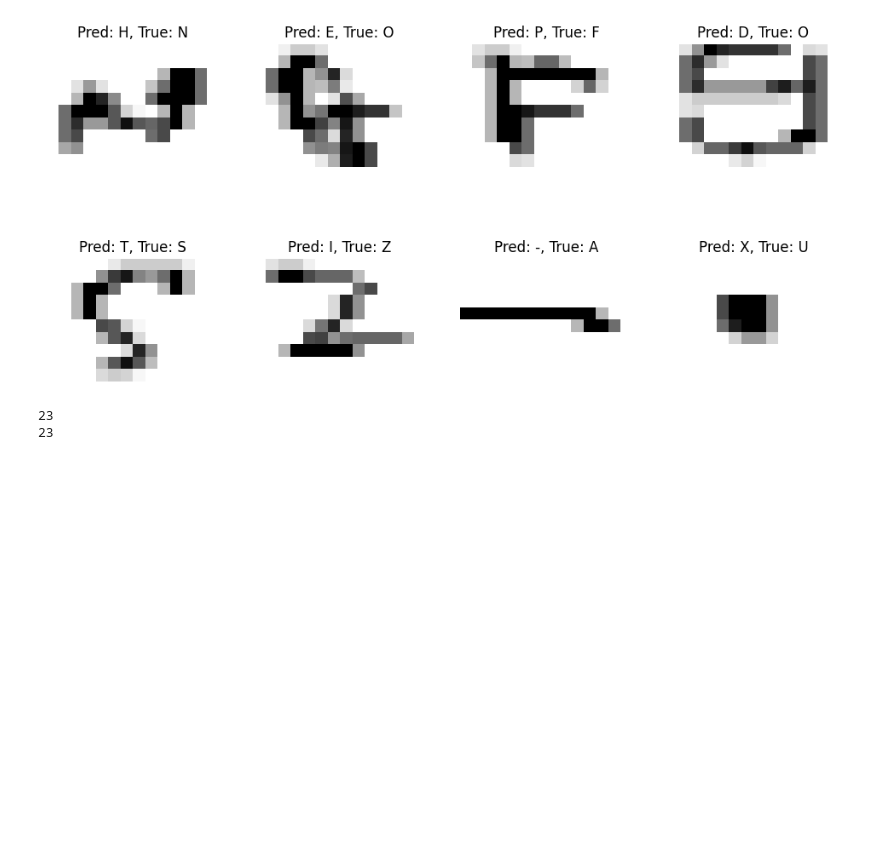
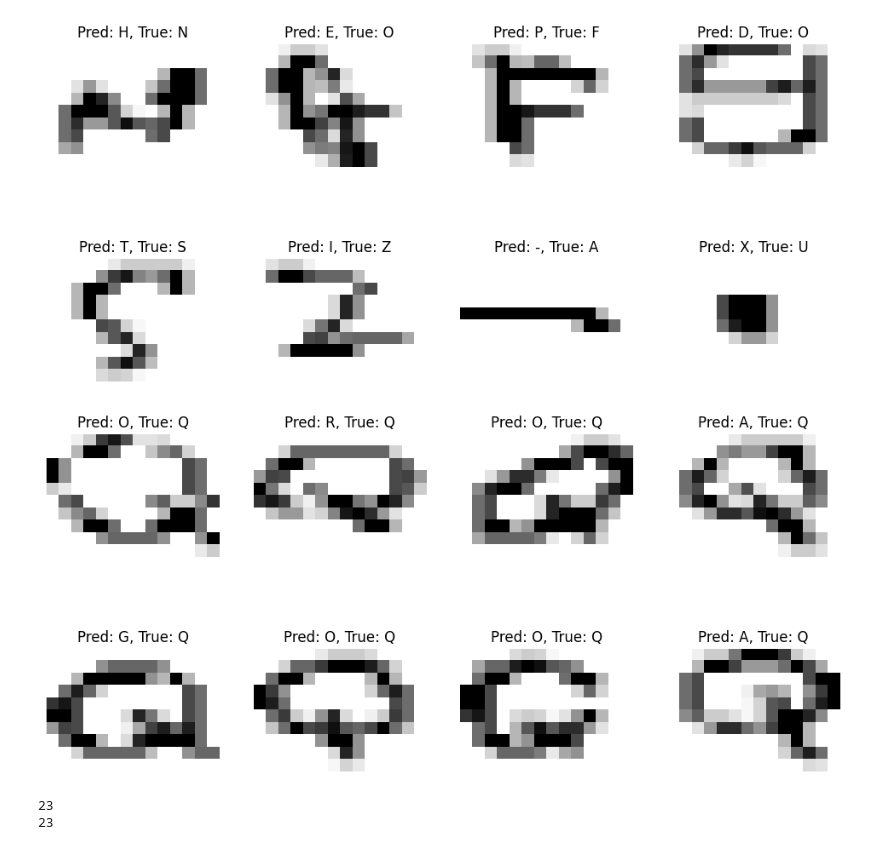
Before and after one commit to DCC-UAB/XNAPproject-grup_06, a Jupyter notebook: code/Models/cnn-pytorch.ipynb, the cells around one changed output. Cells and saved outputs as stored; diff of their text form; code cells hidden in the pictures; blank space fills up the shorter version.

```diff
--- a/code/Models/cnn-pytorch.ipynb
+++ b/code/Models/cnn-pytorch.ipynb
@@ -345,6 +345,23 @@ for ax, idx in zip(axes.flatten(), incorrect_indices):
 plt.show()
 # %% [output]
 [figure]
+# %%
+lletra = "Q"
+num = characters.index(lletra)
+new_indices = [indice for indice, numero in enumerate(true_labels) if numero == num]
+
+fig, axes = plt.subplots(2, 4, figsize=(12, 6))
+for ax, idx in zip(axes.flatten(), new_indices):
+    img, _ = validation_generator[idx]
+    img = img.squeeze().cpu().numpy()  # Convertir el tensor de imagen a numpy array
+    ax.imshow(img, cmap='gray')
+    ax.axis('off')
+    pre = predicted_labels[idx]
+    tru = true_labels[idx]
+    ax.set_title(f'Pred: {characters[pre]}, True: {characters[tru]}')
+plt.show()
+# %% [output]
+[figure, added]
 # %%
 import seaborn as sns
 from sklearn.metrics import confusion_matrix
```
Also changed, not shown: parts of 2 cells of this notebook.
